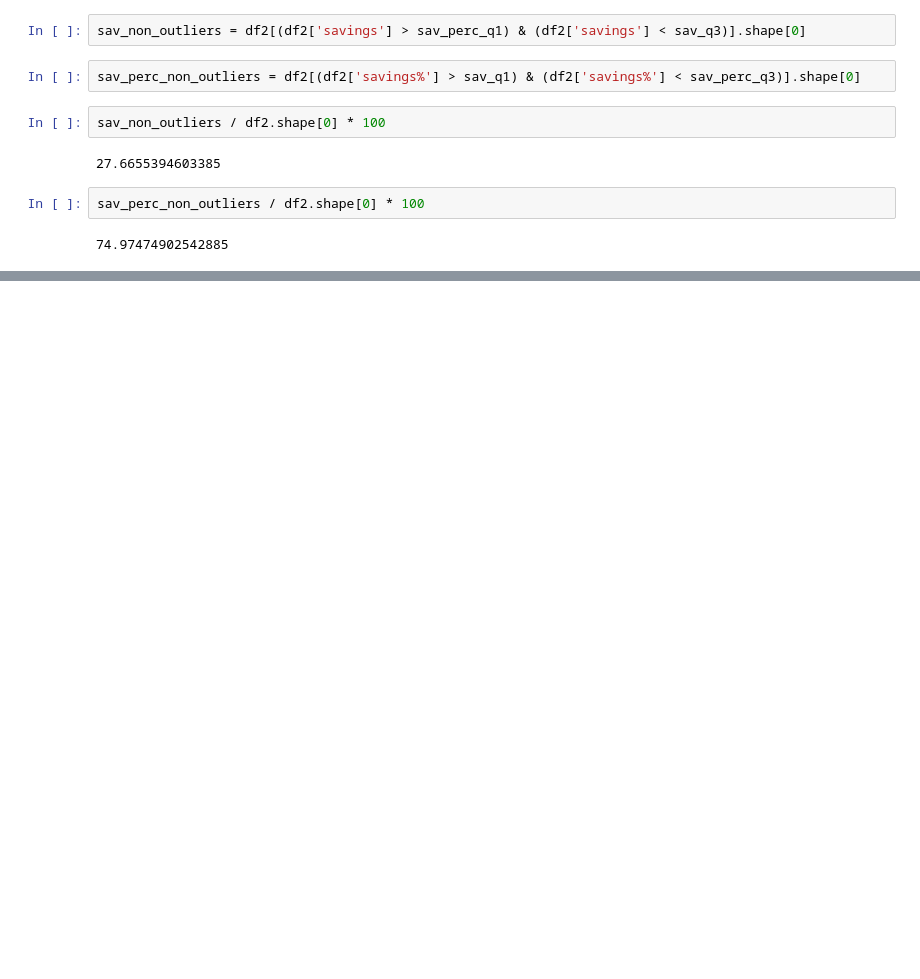
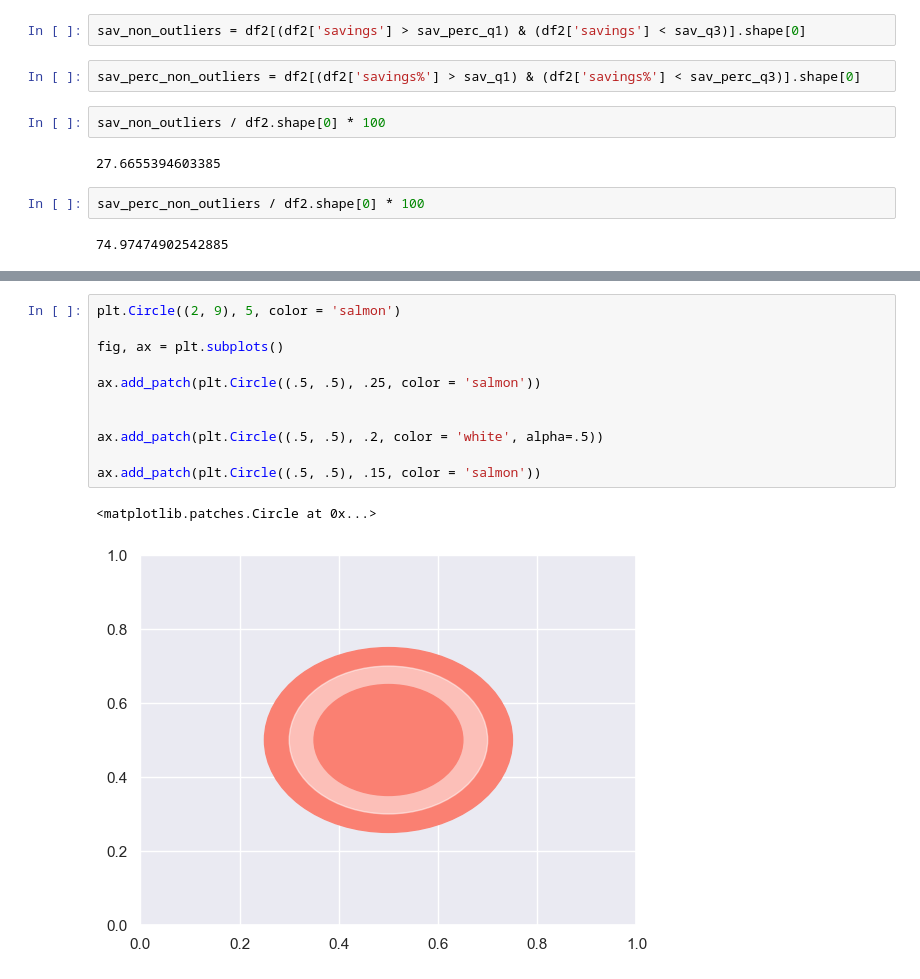
Before and after one commit to terminalcoder/used-car-auction-prices, a Jupyter notebook: notebook.ipynb, the cells around one changed output, grey strips where cells are left out. Saved outputs shown, nothing was run; the diff lists cells and outputs as text; blank space fills up the shorter version.

```diff
--- a/notebook.ipynb
+++ b/notebook.ipynb
@@ -446,0 +443,14 @@ fig.legend(['non-outliers', 'outliers'], loc=(.415, .28))
+# %%
+plt.Circle((2, 9), 5, color = 'salmon')
+
+fig, ax = plt.subplots()
+
+ax.add_patch(plt.Circle((.5, .5), .25, color = 'salmon'))
+
+
+ax.add_patch(plt.Circle((.5, .5), .2, color = 'white', alpha=.5))
+
+ax.add_patch(plt.Circle((.5, .5), .15, color = 'salmon'))
+# %% [output]
+<matplotlib.patches.Circle at 0x...>
+[figure, added]
```
Also changed, not shown: parts of 1 cell of this notebook.
